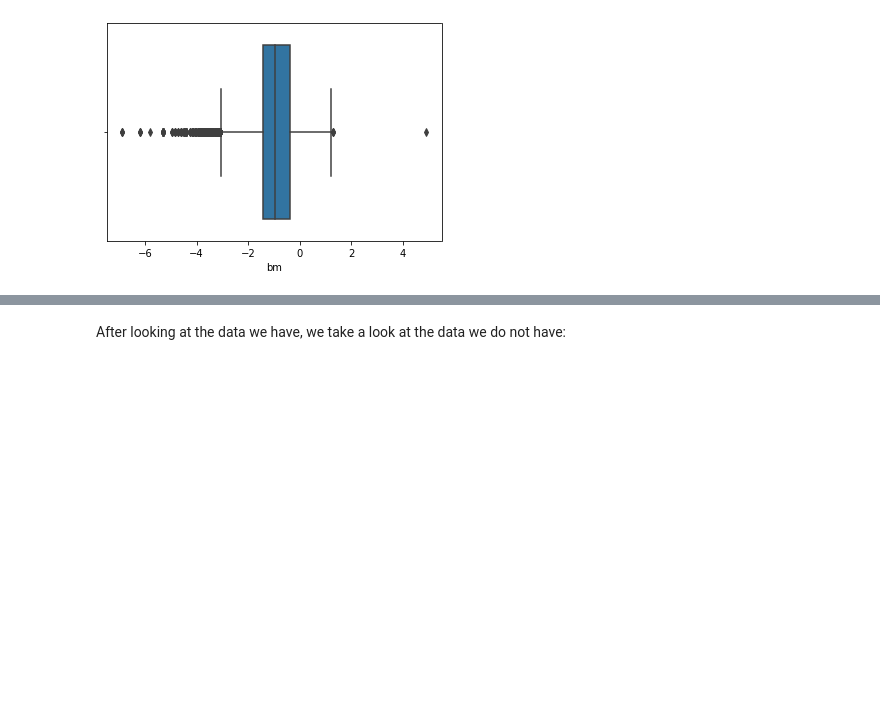
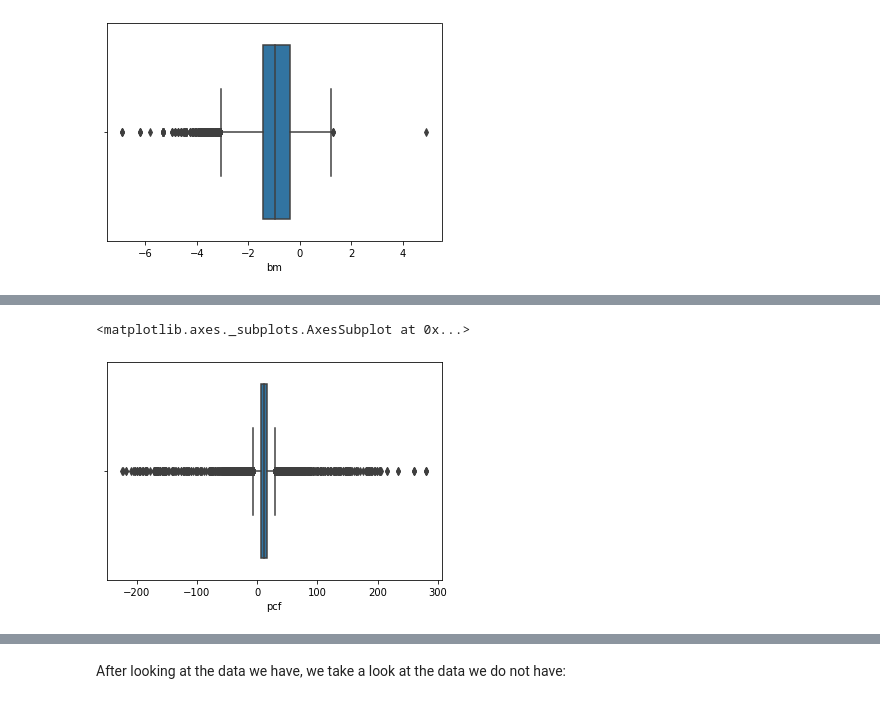
Before and after one commit to john-donnelly-1/ML-Group-3, a Jupyter notebook: current code doc.ipynb, the cells around one changed output, grey strips where cells are left out. Drawn from its saved outputs; the diff is of its cells as text; code cells hidden in the pictures; blank space fills up the shorter version.

```diff
--- a/current code doc.ipynb
+++ b/current code doc.ipynb
@@ -127,0 +139,5 @@ sns.boxplot(x = logbm)
+# %%
+sns.boxplot(x = 'pcf', data = dat)
+# %% [output]
+<matplotlib.axes._subplots.AxesSubplot at 0x...>
+[figure, added]
```
Also changed, not shown: parts of 34 cells of this notebook.
